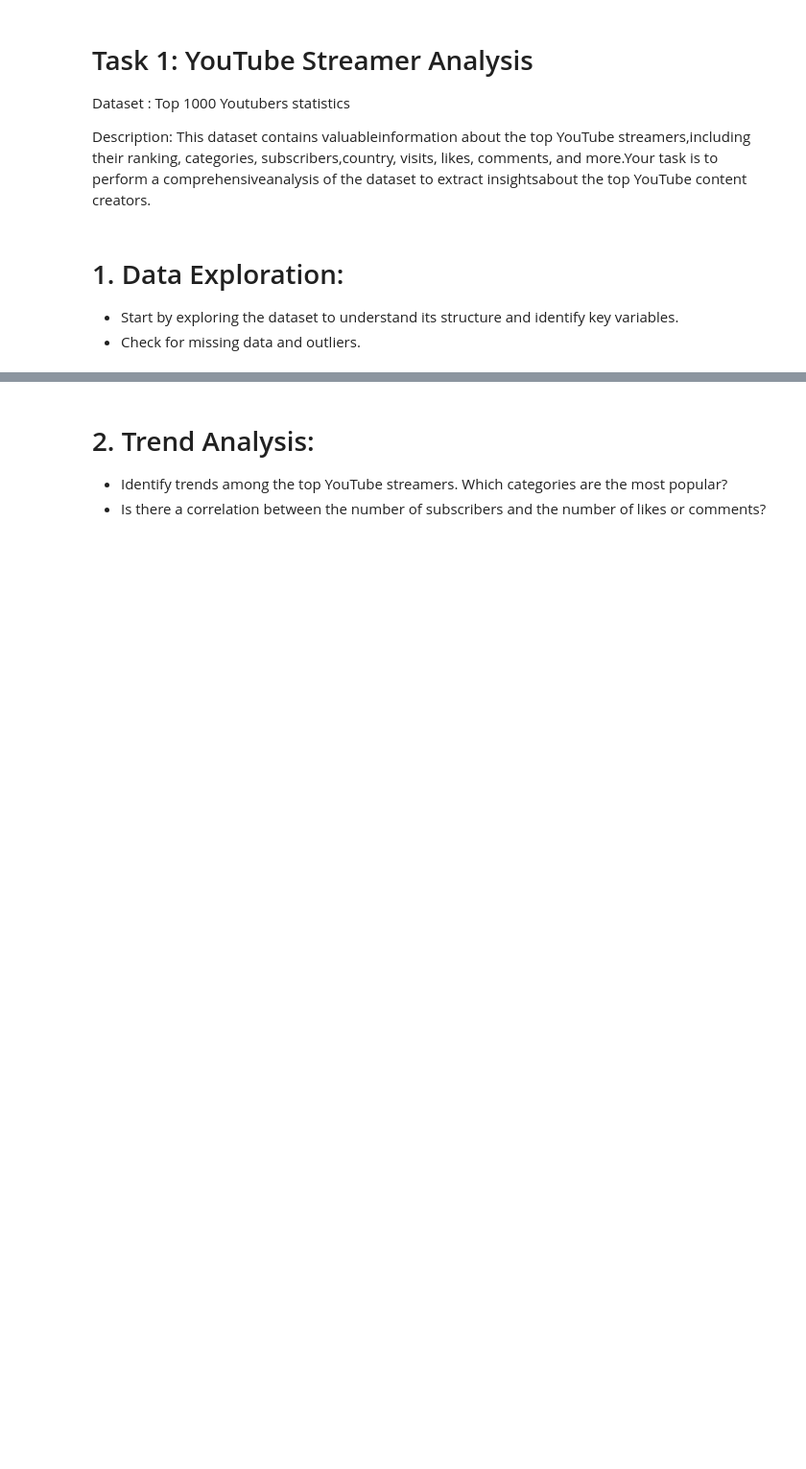
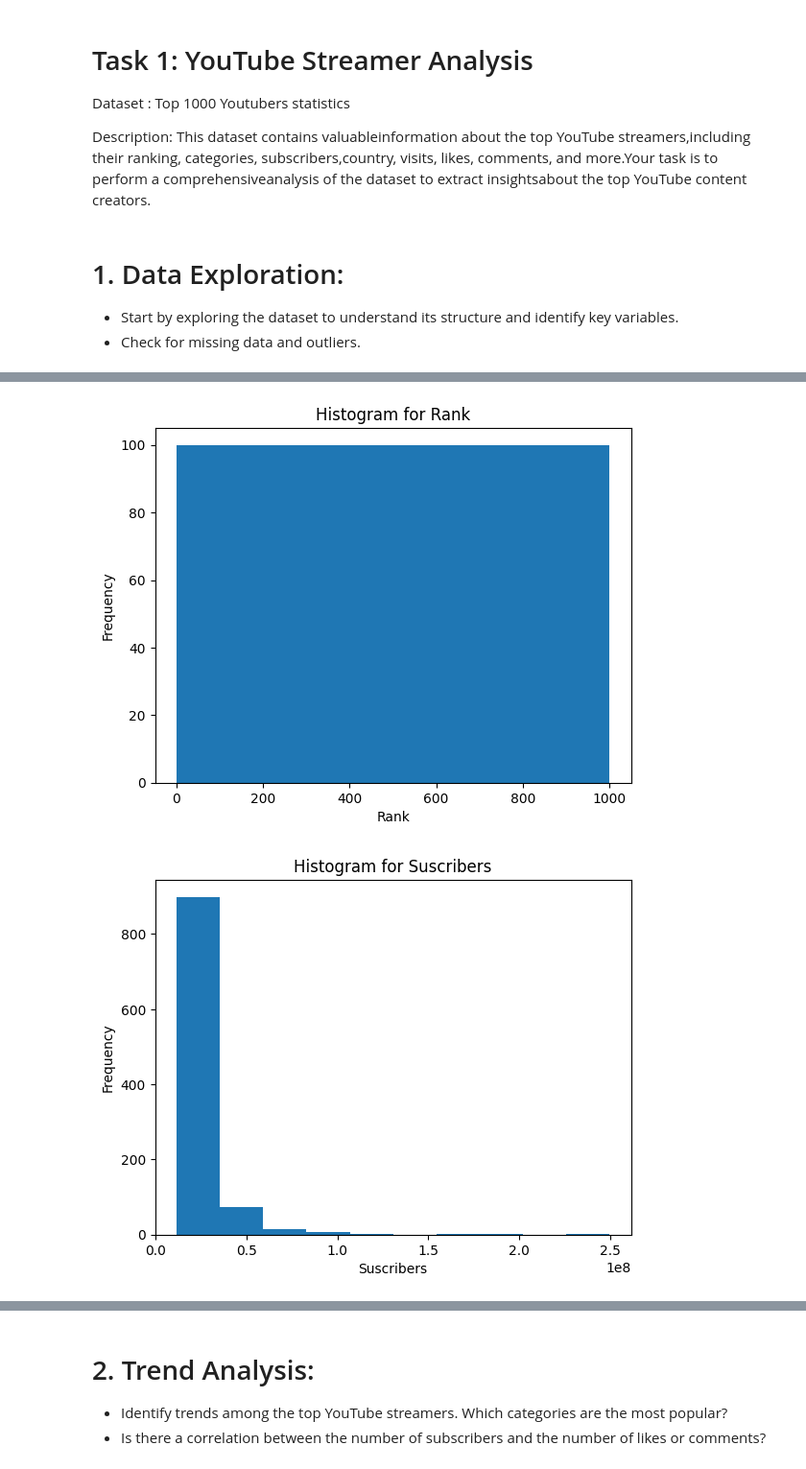
Before and after one commit to AndheraYoddha/-TASK-INTERN-CAREER, a Jupyter notebook: Youtube_Streamer.ipynb, the cells around one changed output, grey strips where cells are left out. Shown at 96% size. Saved outputs shown, nothing was run; the diff lists cells and outputs as text; code cells hidden in the pictures; blank space fills up the shorter version.

```diff
--- a/Youtube_Streamer.ipynb
+++ b/Youtube_Streamer.ipynb
@@ -79,0 +121,12 @@ yt.describe()
+# %%
+import matplotlib.pyplot as plt
+for column in df.columns:
+    if df[column].dtype in ['float64', 'int64']:
+        plt.hist(df[column].dropna())
+        plt.title(f'Histogram for {column}')
+        plt.xlabel(column)
+        plt.ylabel('Frequency')
+        plt.show()
+# %% [output]
+[figure, added]
+[figure, added]
```
Also changed, not shown: parts of 51 cells of this notebook.
